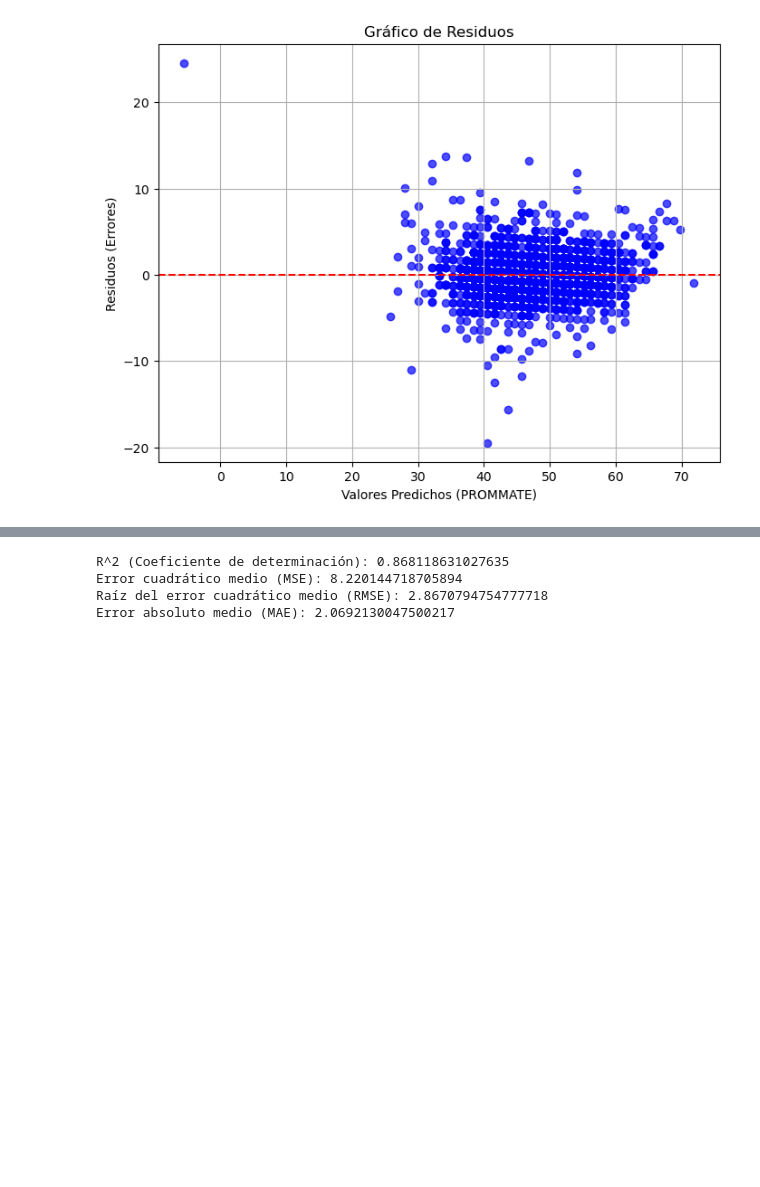
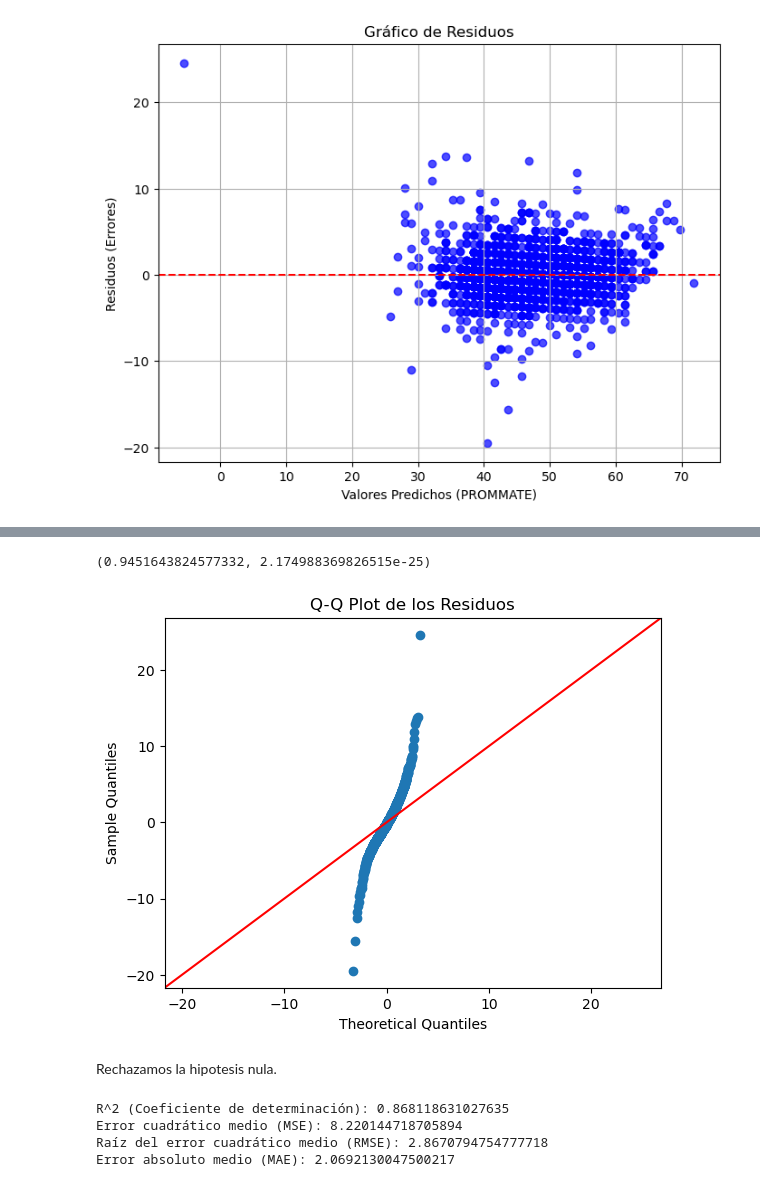
Before and after one commit to repos-especializacion-UdeA/estadistica, a Jupyter notebook: trabajo2.ipynb, the cells around one changed output, grey strips where cells are left out. Saved outputs shown, nothing was run; the diff lists cells and outputs as text; code cells hidden in the pictures; blank space fills up the shorter version.

```diff
--- a/trabajo2.ipynb
+++ b/trabajo2.ipynb
@@ -313,3 +492,20 @@ plt.show()
+# %%
+# Hacer predicciones para los valores de 'estudiantes_miles'
+
+# Realizar la prueba de Shapiro-Wilk para los residuos
+shapiro_stat, shapiro_p_value = shapiro(residuos)
+shapiro_stat, shapiro_p_value
+# %% [output]
+(0.9451643824577332, 2.174988369826515e-25)
+# %%
+# Generar el Q-Q plot para visualizar la normalidad de los residuos
+sm.qqplot(residuos, line ='45')
+plt.title('Q-Q Plot de los Residuos')
+plt.show()
+# %% [output]
+[figure, added]
+# %% [markdown]
+Rechazamos la hipotesis nula.
 # %%
 # 1. Calculo de las métricas
 r2 = r2_score(y, y_pred)  # Coeficiente de determinación
```
Also changed, not shown: parts of 18 cells of this notebook.
